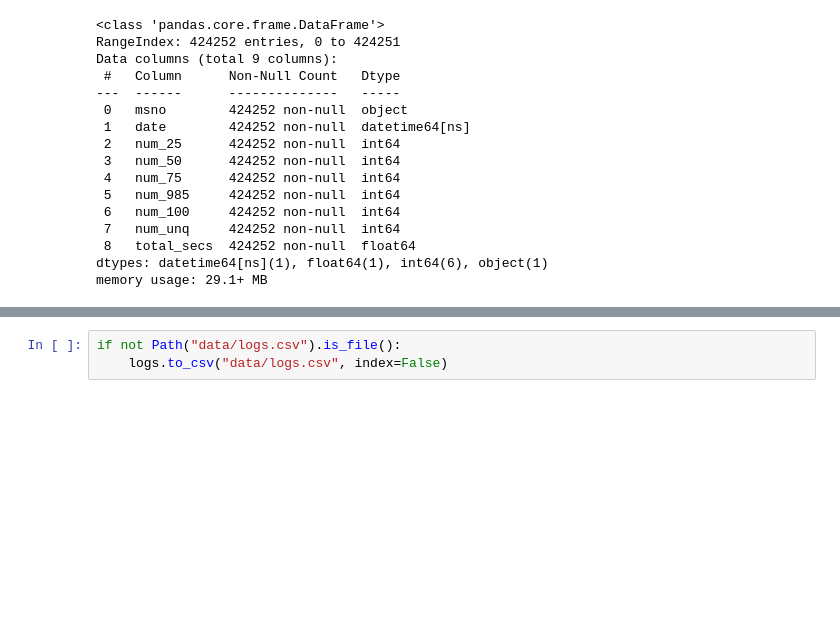
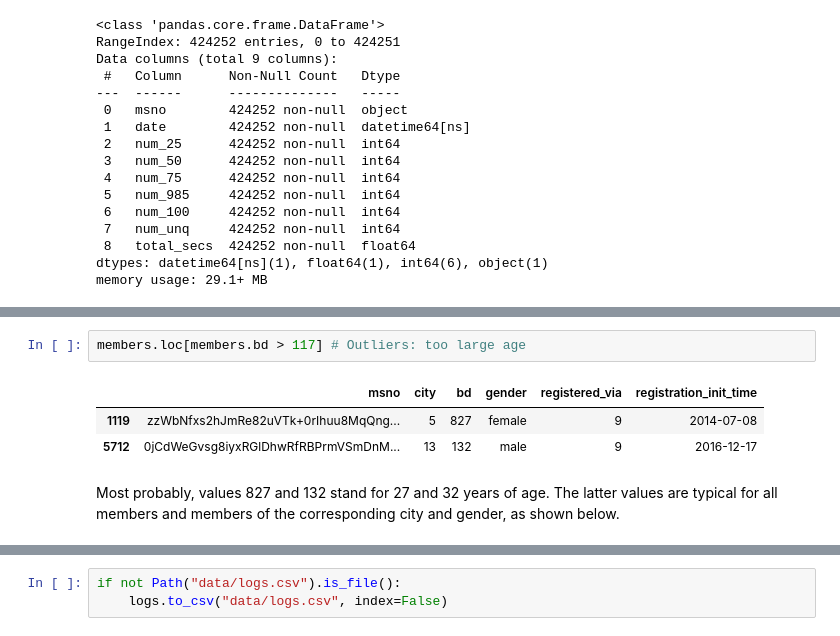
Before and after one commit to ysereda/Springboard, a Jupyter notebook: Capstone2_CustomerChurn.ipynb, the cells around one changed output, grey strips where cells are left out. Cells and saved outputs as stored; diff of their text form; blank space fills up the shorter version.

```diff
--- a/Capstone2_CustomerChurn.ipynb
+++ b/Capstone2_CustomerChurn.ipynb
@@ -240,0 +244,8 @@ memory usage: 29.1+ MB
+# %%
+members.loc[members.bd > 117] # Outliers: too large age
+# %% [output]
+|  | msno | city | bd | gender | registered_via | registration_init_time |
+| 1119 | zzWbNfxs2hJmRe82uVTk+0rIhuu8MqQng... | 5 | 827 | female | 9 | 2014-07-08 |
+| 5712 | 0jCdWeGvsg8iyxRGlDhwRfRBPrmVSmDnM... | 13 | 132 | male | 9 | 2016-12-17 |
+# %% [markdown]
+Most probably, values 827 and 132 stand for 27 and 32 years of age. The latter values are typical for all members and members of the corresponding city and gender, as shown below.
```
Also changed, not shown: parts of 39 cells of this notebook.
